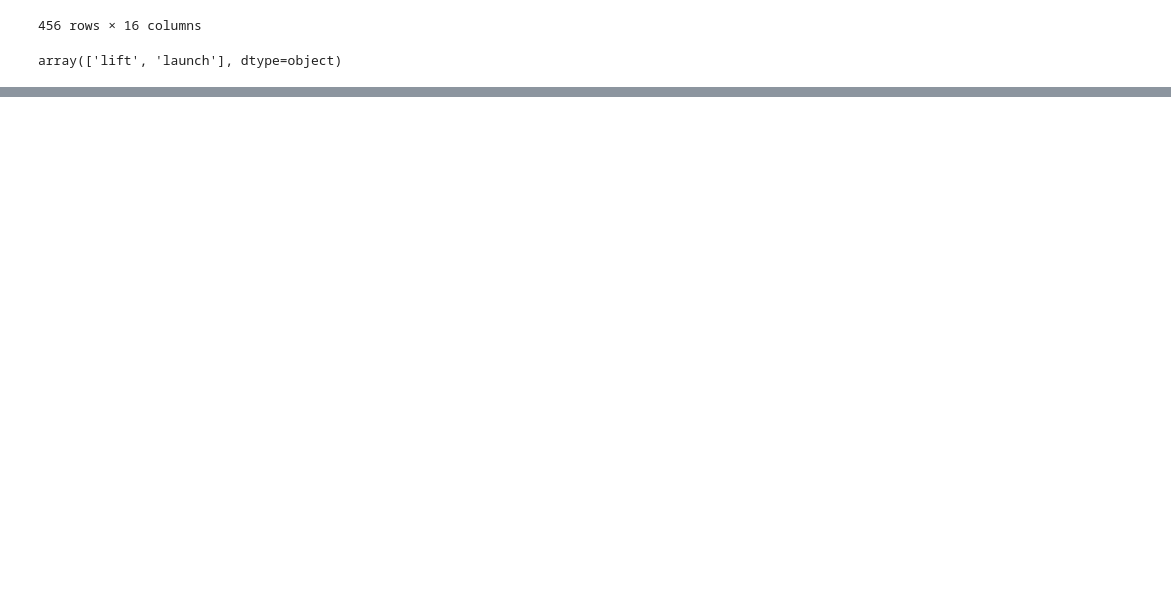
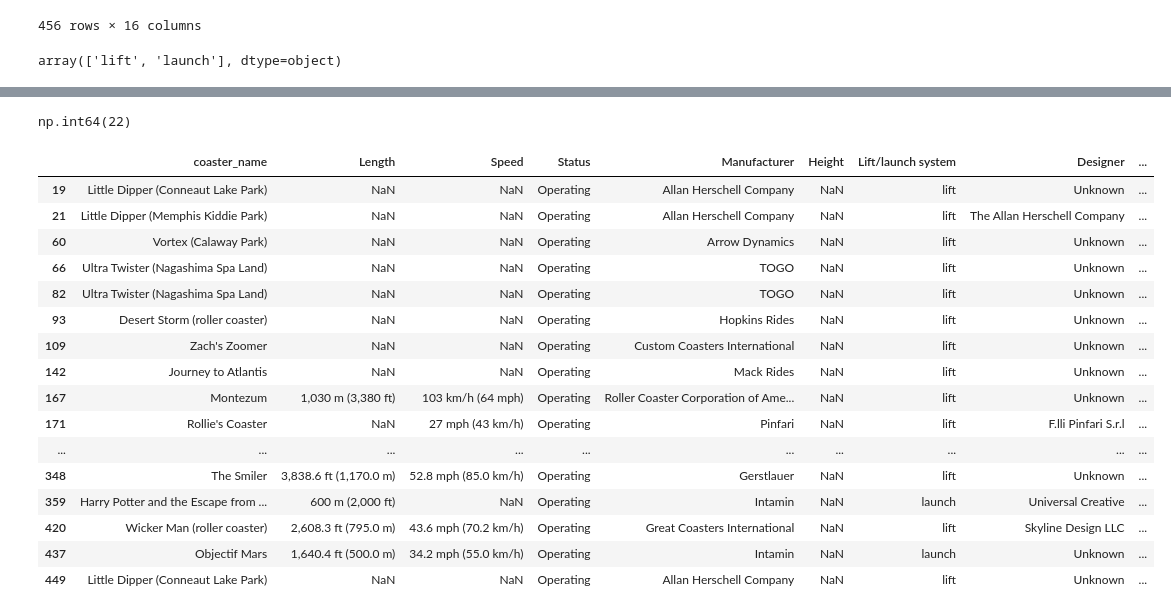
Before and after one commit to bteter/roller-coaster-project, a Jupyter notebook: Roller_coaster_cleaning_data_workbook.ipynb, the cells around one changed output, grey strips where cells are left out. Saved outputs shown, nothing was run; the diff lists cells and outputs as text; code cells hidden in the pictures; blank space fills up the shorter version.

Commit message:
dropped more rows and null values deemed unnecessary data after investigation

```diff
--- a/Roller_coaster_cleaning_data_workbook.ipynb
+++ b/Roller_coaster_cleaning_data_workbook.ipynb
@@ -374,0 +506,4 @@ array(['lift', 'launch'], dtype=object)
+# %%
+#there is a lot of nulls in G-force column. This category is fine to leave out of overall analysis. Dropping the column
+
+df_cleaned = df_cleaned.drop(["G-force"], axis=1)
@@ -374,0 +526,9 @@ array(['lift', 'launch'], dtype=object)
+# %%
+#track layout is not needed. Dropping
+df_cleaned = df_cleaned.drop(["Track layout"], axis=1)
+# %%
+# designer might be necessary for analysis. Filling in NaN with "unknown" as to not lose rows
+df_cleaned.loc[:, "Designer"] = df_cleaned["Designer"].fillna("Unknown")
+# %%
+#drop NaN in opening date
+df_cleaned = df_cleaned.dropna(subset=["opening_date_clean"])
@@ -374,0 +559,28 @@ array(['lift', 'launch'], dtype=object)
+# %%
+df_cleaned["Height"].isna().sum()
+# %% [output]
+np.int64(22)
+# %%
+#expand on NaN in Height.
+#conclusion : Missing Data at Random, no causation or correlation or clustering from other data points.
+# 22 Rows of 446 is about %5, not enough to truly effect height analysis, there for dropping nulls is safe
+height_is_null = df_cleaned[df_cleaned["Height"].isna()]
+height_is_null
+# %% [output]
+|  | coaster_name | Length | Speed | Status | Manufacturer | Height | Lift/launch system | Designer | ... |
+| 19 | Little Dipper (Conneaut Lake Park) | NaN | NaN | Operating | Allan Herschell Company | NaN | lift | Unknown | ... |
+| 21 | Little Dipper (Memphis Kiddie Park) | NaN | NaN | Operating | Allan Herschell Company | NaN | lift | The Allan Herschell Company | ... |
+| 60 | Vortex (Calaway Park) | NaN | NaN | Operating | Arrow Dynamics | NaN | lift | Unknown | ... |
+| 66 | Ultra Twister (Nagashima Spa Land) | NaN | NaN | Operating | TOGO | NaN | lift | Unknown | ... |
+| 82 | Ultra Twister (Nagashima Spa Land) | NaN | NaN | Operating | TOGO | NaN | lift | Unknown | ... |
+| 93 | Desert Storm (roller coaster) | NaN | NaN | Operating | Hopkins Rides | NaN | lift | Unknown | ... |
+| 109 | Zach's Zoomer | NaN | NaN | Operating | Custom Coasters International | NaN | lift | Unknown | ... |
+| 142 | Journey to Atlantis | NaN | NaN | Operating | Mack Rides | NaN | lift | Unknown | ... |
+| 167 | Montezum | 1,030 m (3,380 ft) | 103 km/h (64 mph) | Operating | Roller Coaster Corporation of Ame... | NaN | lift | Unknown | ... |
+| 171 | Rollie's Coaster | NaN | 27 mph (43 km/h) | Operating | Pinfari | NaN | lift | F.lli Pinfari S.r.l | ... |
+| ... | ... | ... | ... | ... | ... | ... | ... | ... | ... |
+| 348 | The Smiler | 3,838.6 ft (1,170.0 m) | 52.8 mph (85.0 km/h) | Operating | Gerstlauer | NaN | lift | Unknown | ... |
+| 359 | Harry Potter and the Escape from ... | 600 m (2,000 ft) | NaN | Operating | Intamin | NaN | launch | Universal Creative | ... |
+| 420 | Wicker Man (roller coaster) | 2,608.3 ft (795.0 m) | 43.6 mph (70.2 km/h) | Operating | Great Coasters International | NaN | lift | Skyline Design LLC | ... |
+| 437 | Objectif Mars | 1,640.4 ft (500.0 m) | 34.2 mph (55.0 km/h) | Operating | Intamin | NaN | launch | Unknown | ... |
+| 449 | Little Dipper (Conneaut Lake Park) | NaN | NaN | Operating | Allan Herschell Company | NaN | lift | Unknown | ... |
```
Also changed, not shown: parts of 17 cells of this notebook.
